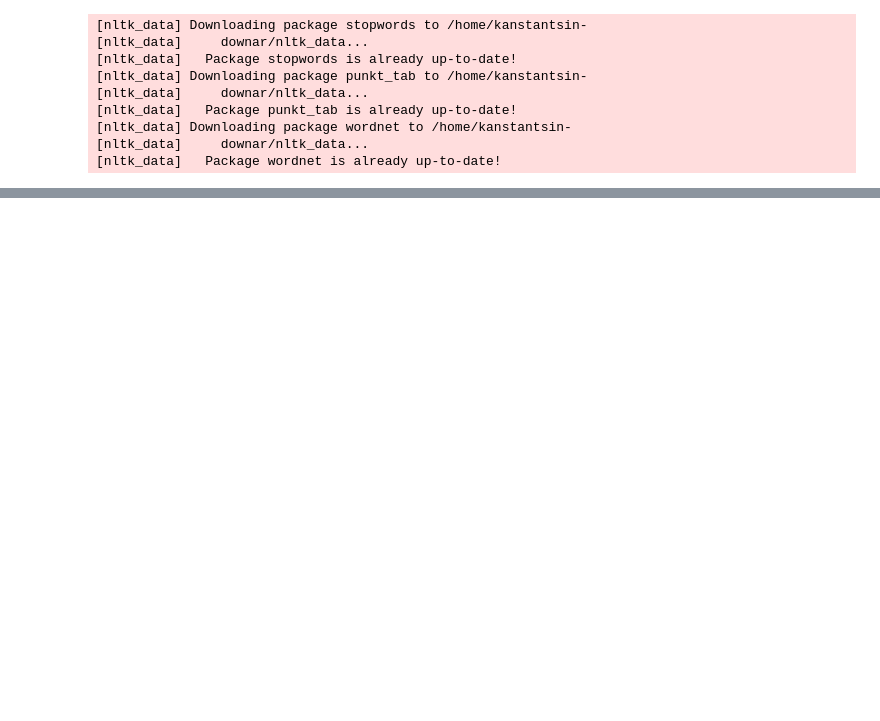
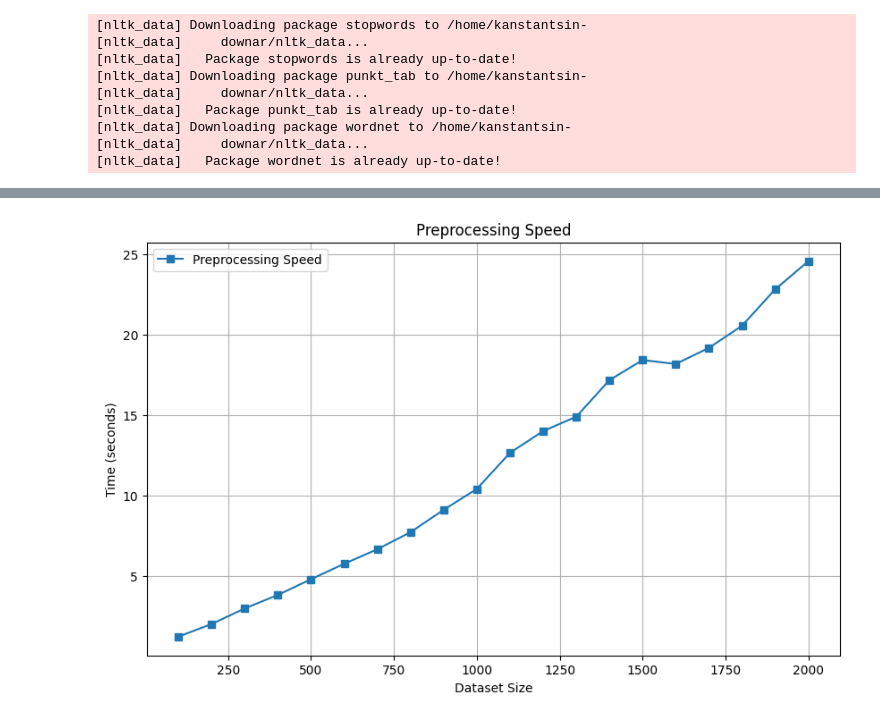
Before and after one commit to daKostych/BI-VWM-2025, a Jupyter notebook: experiments.ipynb, the cells around one changed output, grey strips where cells are left out. Cells and saved outputs as stored; diff of their text form; code cells hidden in the pictures; blank space fills up the shorter version.

```diff
--- a/experiments.ipynb
+++ b/experiments.ipynb
@@ -21,0 +65,13 @@ similar_documents = db.get_similar_documents(random_index, 3, print_results=True
+# %%
+plt.figure(figsize=(10, 6))
+plt.plot(dataset_size, preprocess_speed, label="Preprocessing Speed", marker="s")
+
+plt.xlabel("Dataset Size")
+plt.ylabel("Time (seconds)")
+plt.title("Preprocessing Speed")
+plt.legend()
+plt.grid(True)
+
+plt.show()
+# %% [output]
+[figure, added]
```
Also changed, not shown: parts of 5 cells of this notebook.
